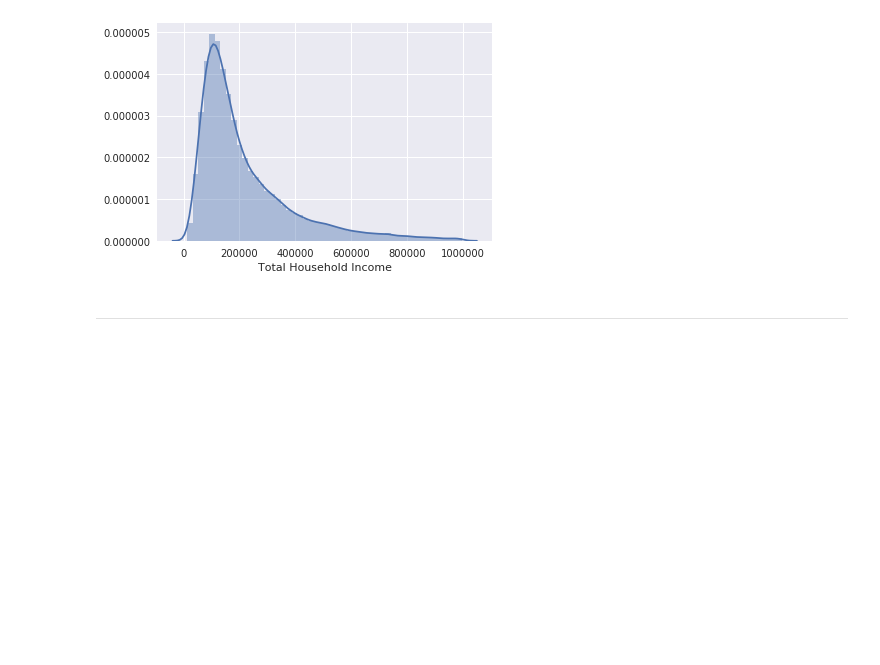
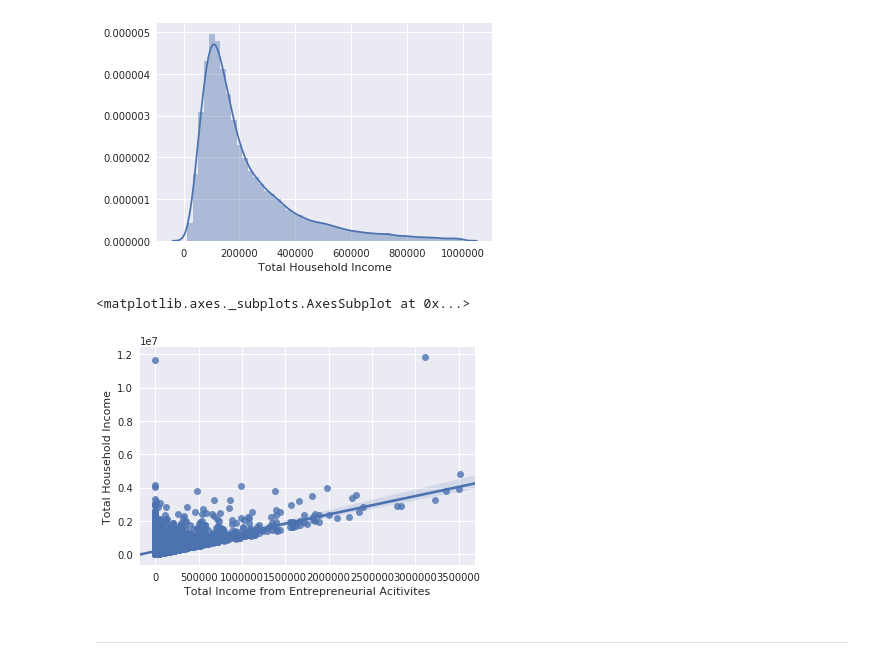
Before and after one commit to ndara/FilipinoHousing, a Jupyter notebook: filipino_housing.ipynb, the cells around one changed output. Cells and saved outputs as stored; diff of their text form; code cells hidden in the pictures; blank space fills up the shorter version.

```diff
--- a/filipino_housing.ipynb
+++ b/filipino_housing.ipynb
@@ -98,6 +98,11 @@ sns.distplot(train_y[train_y < 1000000])
 # %% [output]
 <matplotlib.axes._subplots.AxesSubplot at 0x...>
 [figure]
+# %%
+sns.regplot(x='Total Income from Entrepreneurial Acitivites', y='Total Household Income', data=train_data[train_data['Total Income from Entrepreneurial Acitivites'] < 4000000])
+# %% [output]
+<matplotlib.axes._subplots.AxesSubplot at 0x...>
+[figure, added]
 # %% [markdown]
 ***
 # %% [markdown]
```
Also changed, not shown: parts of 16 cells of this notebook, 1 other file.
